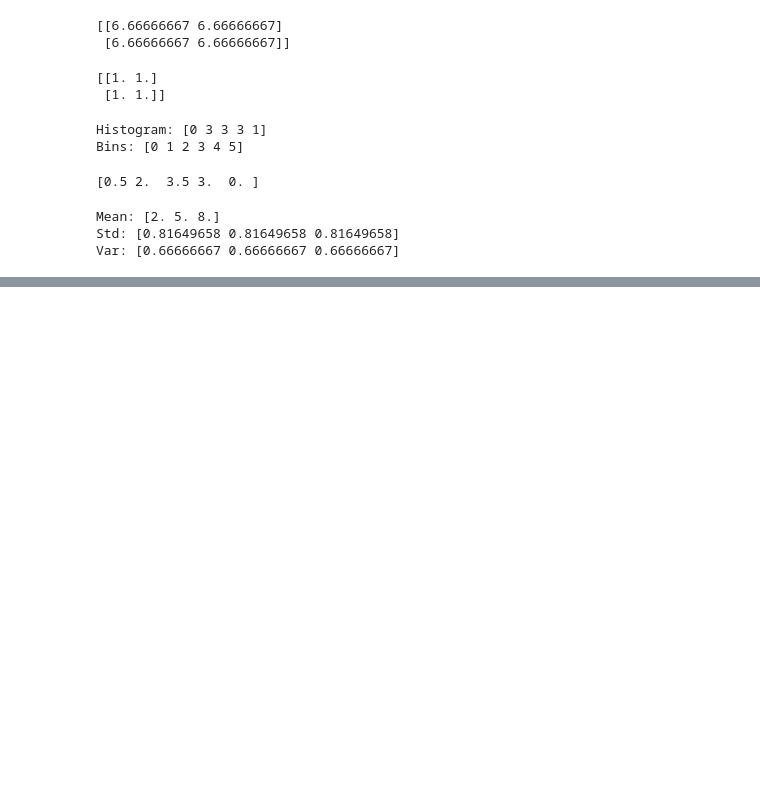
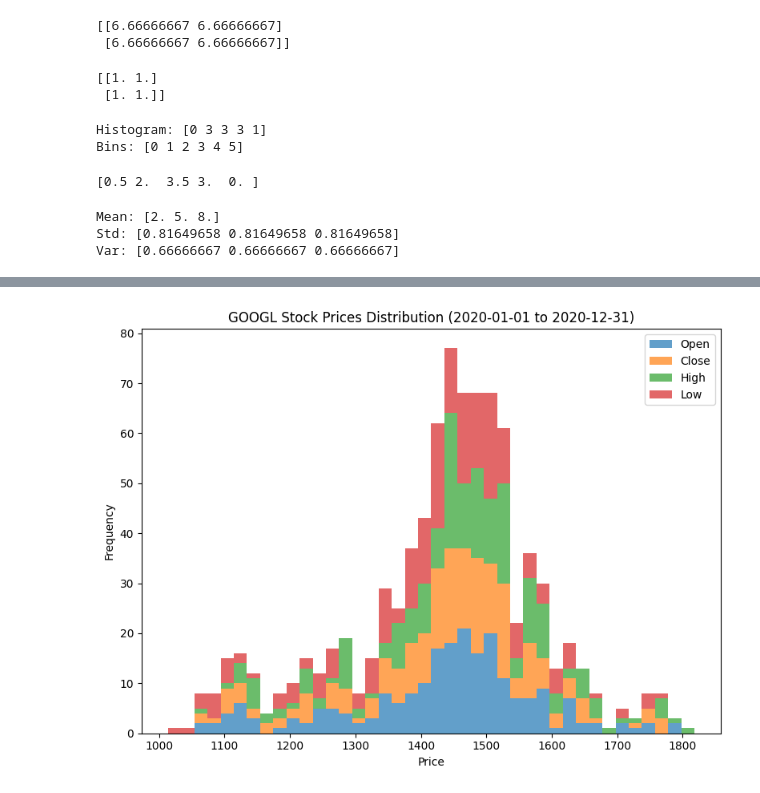
Before and after one commit to HridikDev/Python-Programming, a Jupyter notebook: practicequestion4.ipynb, the cells around one changed output, grey strips where cells are left out. Cells and saved outputs as stored; diff of their text form; code cells hidden in the pictures; blank space fills up the shorter version.

```diff
--- a/practicequestion4.ipynb
+++ b/practicequestion4.ipynb
@@ -181,0 +224,13 @@ Var: [0.66666667 0.66666667 0.66666667]
+# %%
+plt.figure(figsize=(8,6))
+plt.hist([df["Open"], df["Close"], df["High"], df["Low"]],
+         bins=40, stacked=True,
+         label=["Open", "Close", "High", "Low"], alpha=0.7)
+plt.title(f"{ticker} Stock Prices Distribution ({start_date} to {end_date})")
+plt.xlabel("Price")
+plt.ylabel("Frequency")
+plt.legend()
+plt.tight_layout()
+plt.show()
+# %% [output]
+[figure, added]
```
Also changed, not shown: parts of 13 cells of this notebook, 4 other files.
